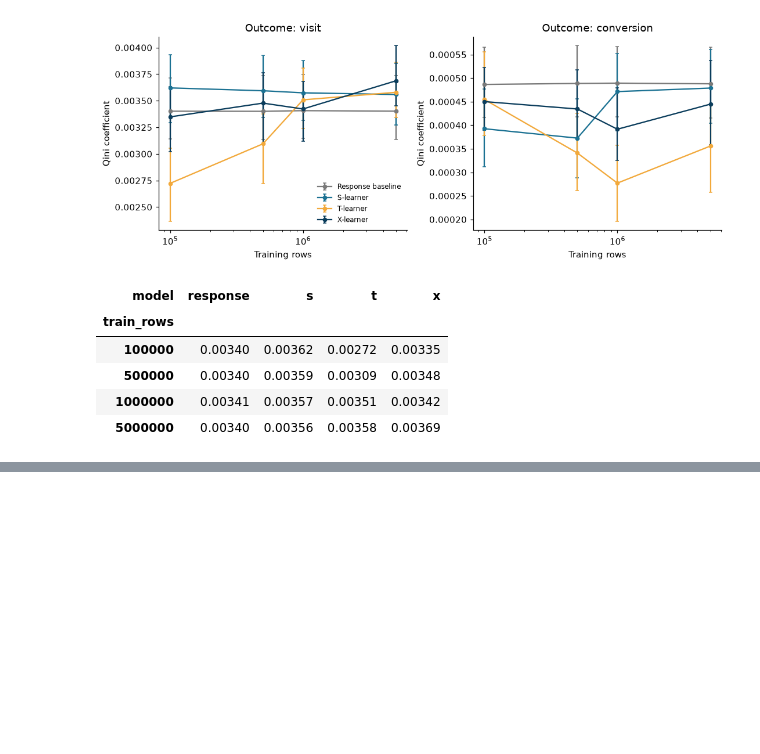
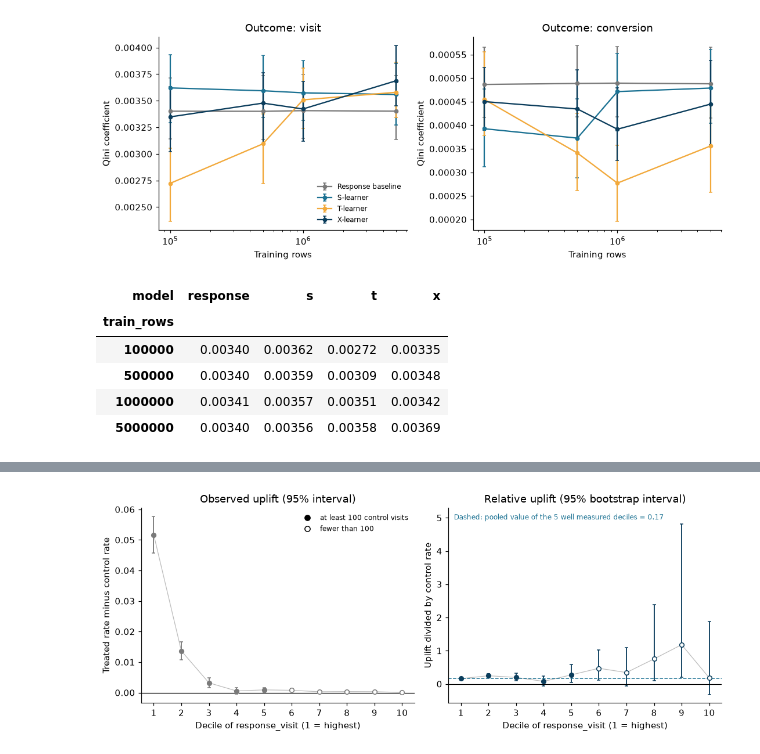
Before and after one commit to neuralnomad26/causal-uplift, a Jupyter notebook: notebooks/04_evaluation.ipynb, the cells around one changed output, grey strips where cells are left out. Saved outputs shown, nothing was run; the diff lists cells and outputs as text; code cells hidden in the pictures; blank space fills up the shorter version.

Commit message:
Add relative uplift analysis

```diff
--- a/notebooks/04_evaluation.ipynb
+++ b/notebooks/04_evaluation.ipynb
@@ -216,0 +252,19 @@ curve[curve.outcome == "visit"].pivot(index="train_rows", columns="model", value
+# %%
+# Bootstrap interval of the relative uplift. Both arms are resampled in every decile, so the error in the control rate is included.
+N_BOOT_REL, SEED_REL = 2000, 20240
+rng = np.random.default_rng(SEED_REL)
+boot_rows = []
+for r in ru.itertuples():
+    x1 = rng.binomial(r.n_treated, r.rate_treated, N_BOOT_REL) / r.n_treated
+    x0 = rng.binomial(r.n_control, r.rate_control, N_BOOT_REL) / r.n_control
+    ok = x0 > 0                                   # a draw with no control events has no ratio and is skipped (counted below)
+    rel_draws = (x1[ok] - x0[ok]) / x0[ok]
+    boot_rows.append(dict(decile=r.decile, rel_lo=np.percentile(rel_draws, 2.5), rel_hi=np.percentile(rel_draws, 97.5), skipped=int((~ok).sum())))
+rel_boot = pd.DataFrame(boot_rows)
+rel_boot[["decile", "rel_lo", "rel_hi"]].round(6).to_csv(RESULTS / "relative_uplift_bootstrap.csv", index=False)
+print(f"{N_BOOT_REL} binomial bootstrap draws per decile, seed {SEED_REL}; draws skipped for zero control events: {int(rel_boot['skipped'].sum())}")
+
+ru["control_events"] = (ru["rate_control"] * ru["n_control"]).round().astype(int)
+ru["rel_lo"], ru["rel_hi"] = rel_boot["rel_lo"].to_numpy(), rel_boot["rel_hi"].to_numpy()
+ru["rel_width"] = ru["rel_hi"] - ru["rel_lo"]
+ru[["decile", "n_control", "control_events", "relative_uplift", "rel_lo", "rel_hi"]].round(3)
@@ -216,0 +284,26 @@ curve[curve.outcome == "visit"].pivot(index="train_rows", columns="model", value
+# %%
+MIN_EVENTS = 100   # a decile is "well measured" if it has at least this many control visits
+ru["enough"] = ru["control_events"] >= MIN_EVENTS
+good, thin = ru[ru["enough"]], ru[~ru["enough"]]
+
+# Pooled relative uplift of the well measured deciles: deciles are equal in size, so weight them by n
+pooled = (good["n"] * good["uplift"]).sum() / (good["n"] * good["rate_control"]).sum()
+
+fig, axes = plt.subplots(1, 2, figsize=(10, 4), sharex=True)
+for ax, col, lo, hi, title, ylab in [
+        (axes[0], "uplift", "ci_lo", "ci_hi", "Observed uplift (95% interval)", "Treated rate minus control rate"),
+        (axes[1], "relative_uplift", "rel_lo", "rel_hi", "Relative uplift (95% bootstrap interval)", "Uplift divided by control rate")]:
+    for sub, filled in [(good, True), (thin, False)]:
+        ax.errorbar(sub["decile"], sub[col], yerr=[sub[col] - sub[lo], sub[hi] - sub[col]], fmt="o", ms=5, lw=1.2, capsize=2,
+                    color=COLORS["response"] if ax is axes[0] else COLORS["x"], mfc=None if filled else "white")
+    ax.plot(ru["decile"], ru[col], lw=0.8, color="#bbbbbb", zorder=0)
+    ax.axhline(0, color="black", lw=0.8); ax.set_xticks(range(1, 11)); ax.set_xlabel("Decile of response_visit (1 = highest)")
+    ax.set_title(title); ax.set_ylabel(ylab)
+axes[1].axhline(pooled, color=COLORS["s"], lw=1, ls="--")
+axes[1].text(0.02, 0.97, f"Dashed: pooled value of the {len(good)} well measured deciles = {pooled:.2f}", transform=axes[1].transAxes, ha="left", va="top", fontsize=8, color=COLORS["s"])
+axes[0].plot([], [], "o", color="k", label=f"at least {MIN_EVENTS} control visits"); axes[0].plot([], [], "o", mfc="white", color="k", label=f"fewer than {MIN_EVENTS}")
+axes[0].legend(frameon=False, fontsize=8)
+axes[1].set_ylim(top=max(5.3, ru["rel_hi"].max() * 1.1))
+fig.tight_layout(); fig.savefig(RESULTS / "relative_uplift.png", dpi=200); plt.show()
+# %% [output]
+[figure, added]
```
Also changed, not shown: parts of 5 cells of this notebook, 4 other files.
